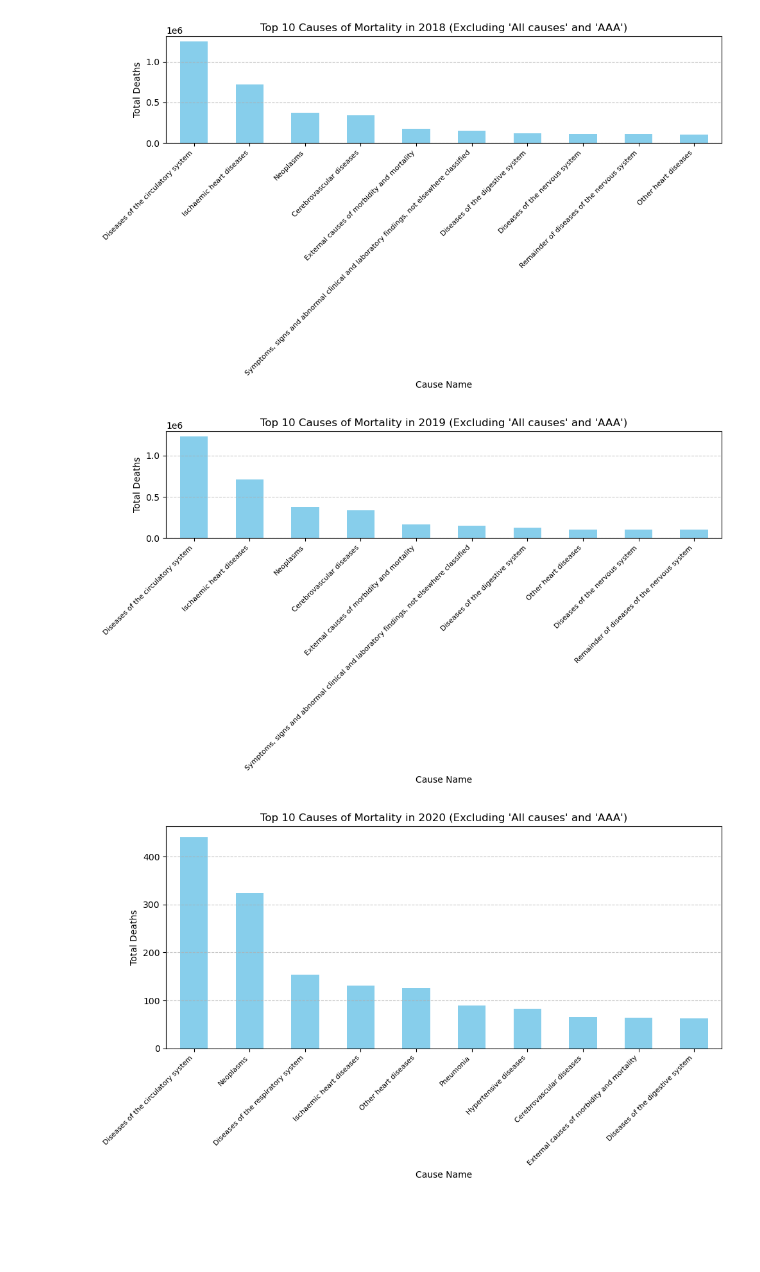
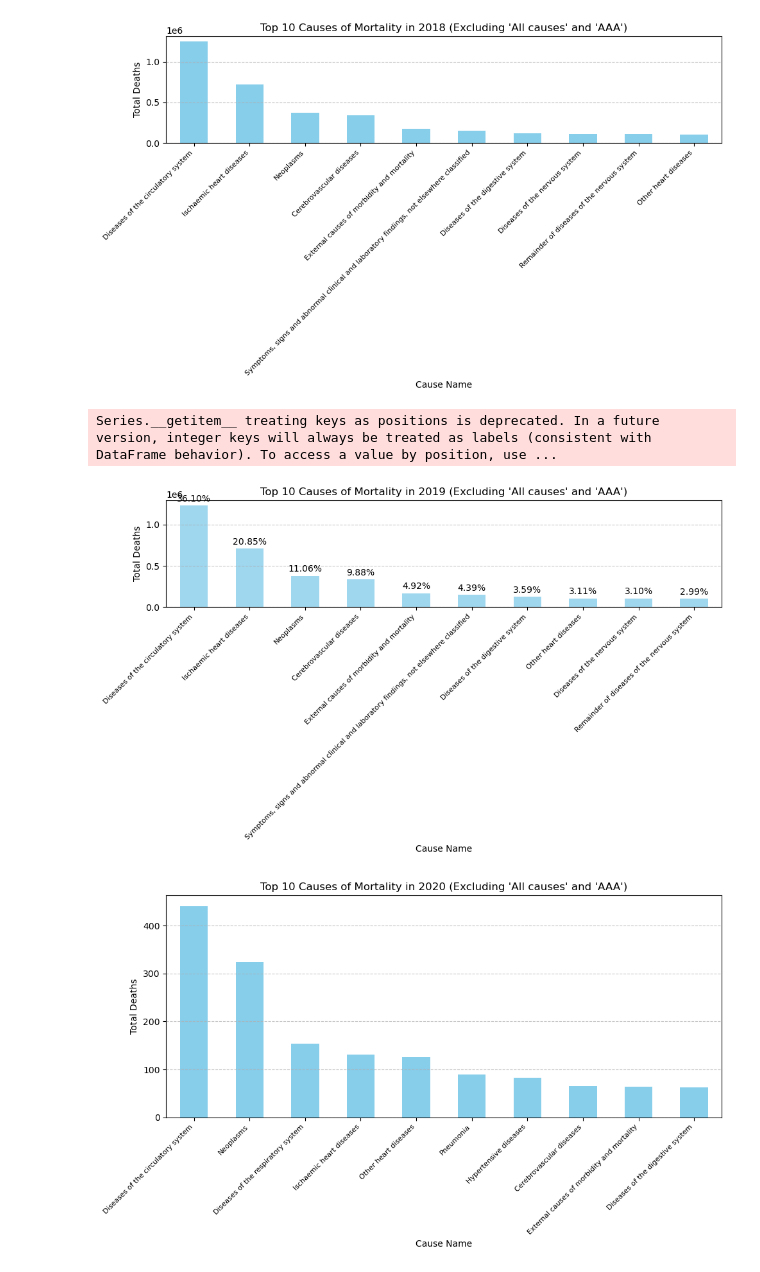
Before and after one commit to feLLpe04/Project3, a Jupyter notebook: cleaneddata/Research_Questions_1.ipynb, the cells around one changed output. Drawn from its saved outputs; the diff is of its cells as text; code cells hidden in the pictures; blank space fills up the shorter version.

```diff
--- a/cleaneddata/Research_Questions_1.ipynb
+++ b/cleaneddata/Research_Questions_1.ipynb
@@ -715,28 +715,37 @@ plt.show()
 # %%
 # Filter data for the year 2019 and exclude "All causes" and "AAA"
 filtered_2019_data = part5_df[(part5_df['Year'] == 2019) & (~part5_df['Cause_Name'].isin(["All causes", "AAA"]))]
 
-# Group by Cause_Name and sum Total_deaths to calculate the top 10 causes
+# Group by Cause Name and sum Total_deaths to calculate the top 10 causes
 top_10_causes_2019 = (
     filtered_2019_data.groupby("Cause_Name")["Total_deaths"]
     .sum()
     .nlargest(10)
 )
 
+# Calculate percentages
+total_deaths = top_10_causes_2019.sum()
+percentages = (top_10_causes_2019 / total_deaths) * 100
+
 # Plot the Top 10 Causes of Mortality for 2019
 plt.figure(figsize=(10, 6))
-top_10_causes_2019.plot(kind="bar", color="skyblue")
+top_10_causes_2019.plot(kind="bar", color="skyblue", alpha=0.8)
+
+# Annotate percentages on top of each bar
+for idx, value in enumerate(top_10_causes_2019):
+    plt.text(idx, value + 50000, f"{percentages[idx]:.2f}%", ha="center", fontsize=10)
 
 # Customize the graph
 plt.title("Top 10 Causes of Mortality in 2019 (Excluding 'All causes' and 'AAA')")
 plt.xlabel("Cause Name")
 plt.ylabel("Total Deaths")
 plt.xticks(rotation=45, ha="right", fontsize=8)
 plt.grid(axis="y", linestyle="--", alpha=0.7)
 plt.tight_layout()
 plt.show()
 # %% [output]
+Series.__getitem__ treating keys as positions is deprecated. In a future version, integer keys will always be treated as labels (consistent with DataFrame behavior). To access a value by position, use ...
-[figure, old version]
+[figure, new version]
 # %%
 # Filter data for the year 2020 and exclude "All causes" and "AAA"
 filtered_2020_data = part5_df[(part5_df['Year'] == 2020) & (~part5_df['Cause_Name'].isin(["All causes", "AAA"]))]
```
Also changed, not shown: parts of 22 cells of this notebook.
